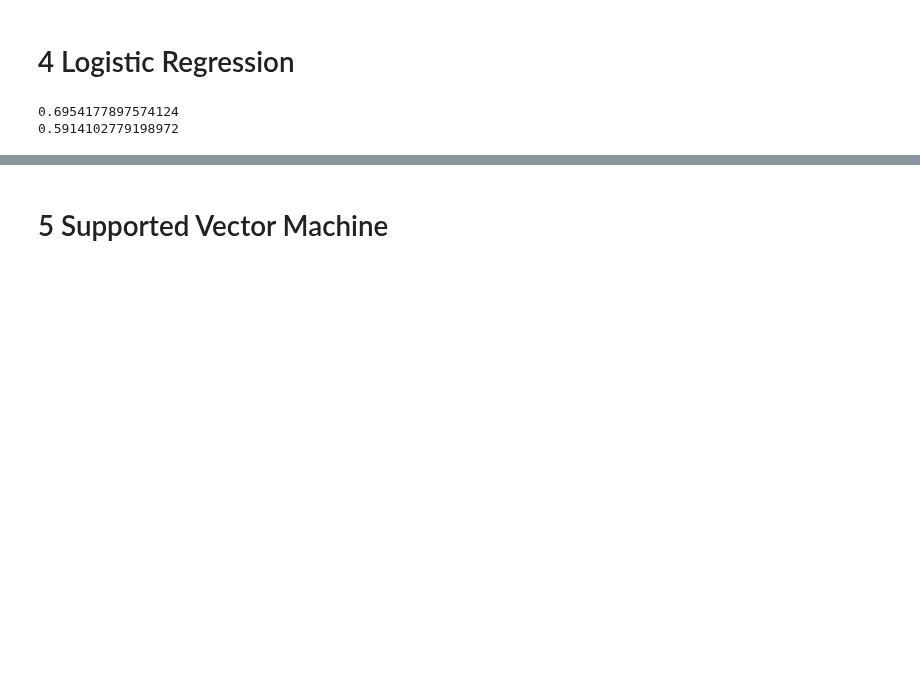
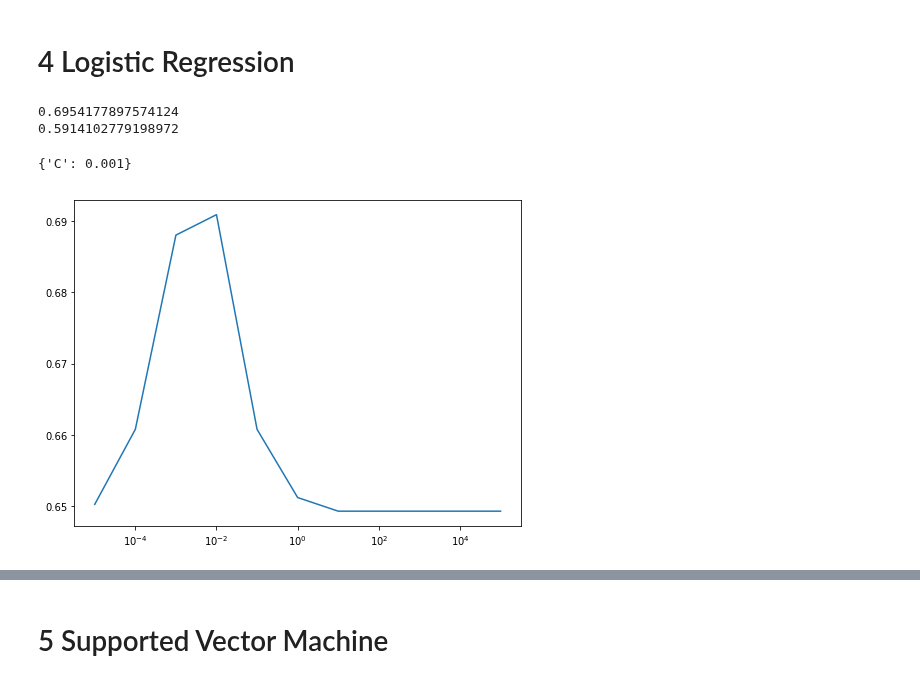
Before and after one commit to zhanshenlc/IAML2018, a Jupyter notebook: Assignments/03_B_MiniChallenge.ipynb, the cells around one changed output, grey strips where cells are left out. Saved outputs shown, nothing was run; the diff lists cells and outputs as text; code cells hidden in the pictures; blank space fills up the shorter version.

```diff
--- a/Assignments/03_B_MiniChallenge.ipynb
+++ b/Assignments/03_B_MiniChallenge.ipynb
@@ -322,0 +328,4 @@ y_valid = y_valid_b
+# %%
+pca = PCA(n_components=300)
+pca.fit(X=X_train)
+pca.explained_variance_ratio_.cumsum()
@@ -326,0 +354,6 @@ y_valid = y_valid_b
+# %%
+parameters_knn = {'n_neighbors':[5, 10, 15, 20, 25, 30, 35, 40]}
+scoring_knn = {'Acc': 'accuracy', 'Log_loss': 'neg_log_loss'}
+gs = GridSearchCV(estimator=KNeighborsClassifier(), cv=5, param_grid=parameters_knn, scoring=scoring_knn, refit='Log_loss')
+gs.fit(X_train, y_train)
+display(gs.best_params_)
@@ -380,0 +404,13 @@ rnc.score(X=a, y=b)
+# %%
+pipe1 = Pipeline(steps=[('pca', PCA()), ('rf', RandomForestClassifier())])
+
+parameters_rf = {'pca__n_components':[10, 50, 100, 250, 495],
+                 'rf__max_depth':[10, None],
+                 'rf__criterion':['entropy', 'gini'],
+                'rf__max_features':['auto','log2'],
+                'rf__bootstrap': [True, False],
+                'rf__n_estimators': [200]}
+scoring_rf = {'Acc': 'accuracy', 'Log_loss': 'neg_log_loss'}
+gs1 = GridSearchCV(estimator=pipe1, cv=5, param_grid=parameters_rf, scoring=scoring_rf, refit='Log_loss')
+gs1.fit(pca.transform(X_train), y_train)
+display(gs1.best_params_)
@@ -396,3 +451,22 @@ print(log_loss(y_pred=lr.predict_proba(X=X_valid), y_true=y_valid))
 # %% [output]
 0.6954177897574124
 0.5914102779198972
+# %%
+parameters_lr = {'C': np.logspace(-5, 5, 11)}
+scoring = {'Acc': 'accuracy', 'Log_loss': 'neg_log_loss'}
+gs2 = GridSearchCV(estimator=LogisticRegression(), cv=5, param_grid=parameters_lr, scoring=scoring, refit='Log_loss')
+gs2.fit(X_train, y_train)
+display(gs2.best_params_)
+# %% [output]
+{'C': 0.001}
+# %%
+gs2.cv_results_['mean_test_Acc']
+gs2.cv_results_['std_test_Log_loss']
+gs2.param_grid['C']
+
+fig2, axes2 = plt.subplots(1, 1, figsize=(8, 6))
+axes2.set_xscale('log')
+plt.plot(gs2.param_grid['C'], gs2.cv_results_['mean_test_Acc'])
+plt.show()
+# %% [output]
+[figure, added]
```
Also changed, not shown: parts of 21 cells of this notebook.
